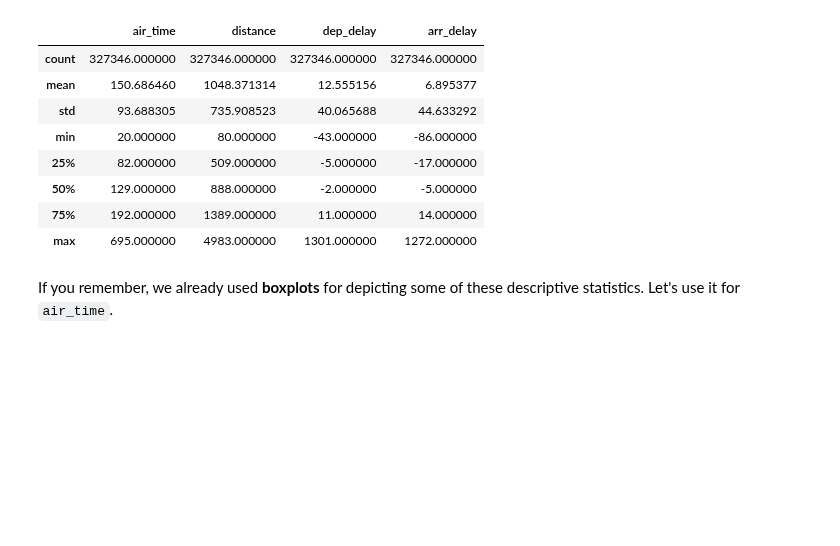
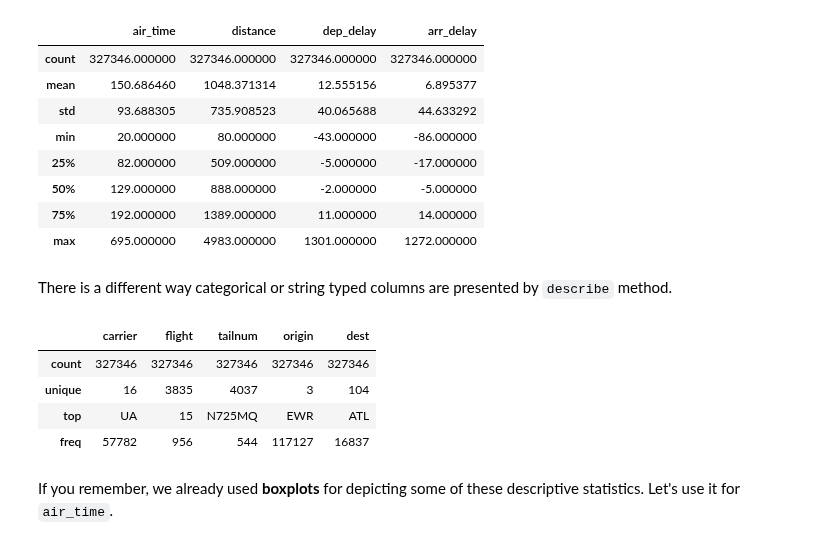
Before and after one commit to datakolektiv/dss03python2023, a Jupyter notebook: session06/dss03_py_session06.ipynb, the cells around one changed output. Drawn from its saved outputs; the diff is of its cells as text; code cells hidden in the pictures; blank space fills up the shorter version.

```diff
--- a/session06/dss03_py_session06.ipynb
+++ b/session06/dss03_py_session06.ipynb
@@ -571,6 +567,16 @@ df[['air_time', 'distance', 'dep_delay', 'arr_delay']].describe()
 | 50% | 129.000000 | 888.000000 | -2.000000 | -5.000000 |
 | 75% | 192.000000 | 1389.000000 | 11.000000 | 14.000000 |
 | max | 695.000000 | 4983.000000 | 1301.000000 | 1272.000000 |
+# %% [markdown]
+There is a different way categorical or string typed columns are presented by `describe` method.
+# %%
+df[['carrier', 'flight', 'tailnum', 'origin', 'dest']].describe()
+# %% [output]
+|  | carrier | flight | tailnum | origin | dest |
+| count | 327346 | 327346 | 327346 | 327346 | 327346 |
+| unique | 16 | 3835 | 4037 | 3 | 104 |
+| top | UA | 15 | N725MQ | EWR | ATL |
+| freq | 57782 | 956 | 544 | 117127 | 16837 |
 # %% [markdown]
 If you remember, we already used **boxplots** for depicting some of these descriptive statistics. Let's use it for `air_time`.
 # %%
```
Also changed, not shown: parts of 23 cells of this notebook, 1 other file.
